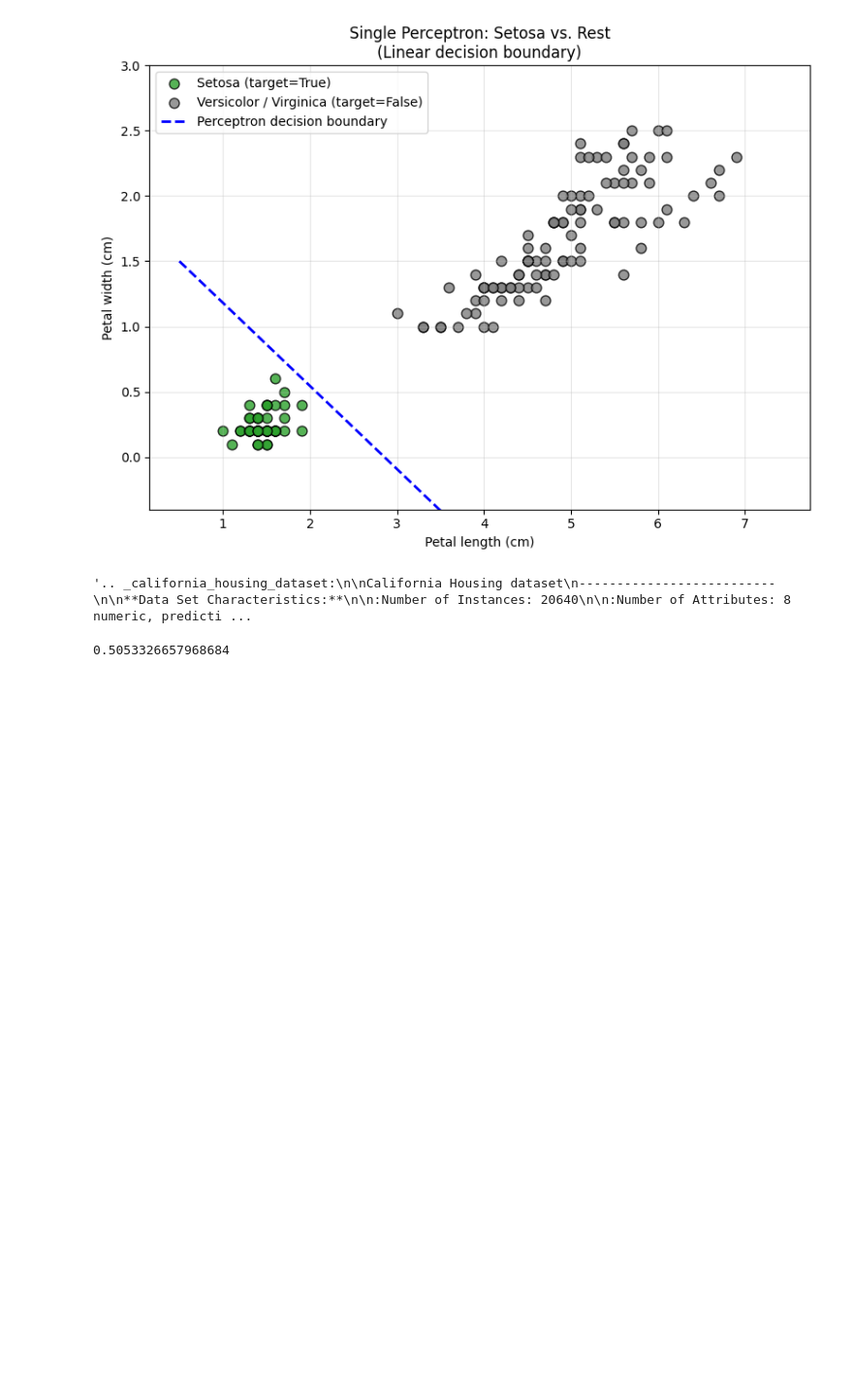
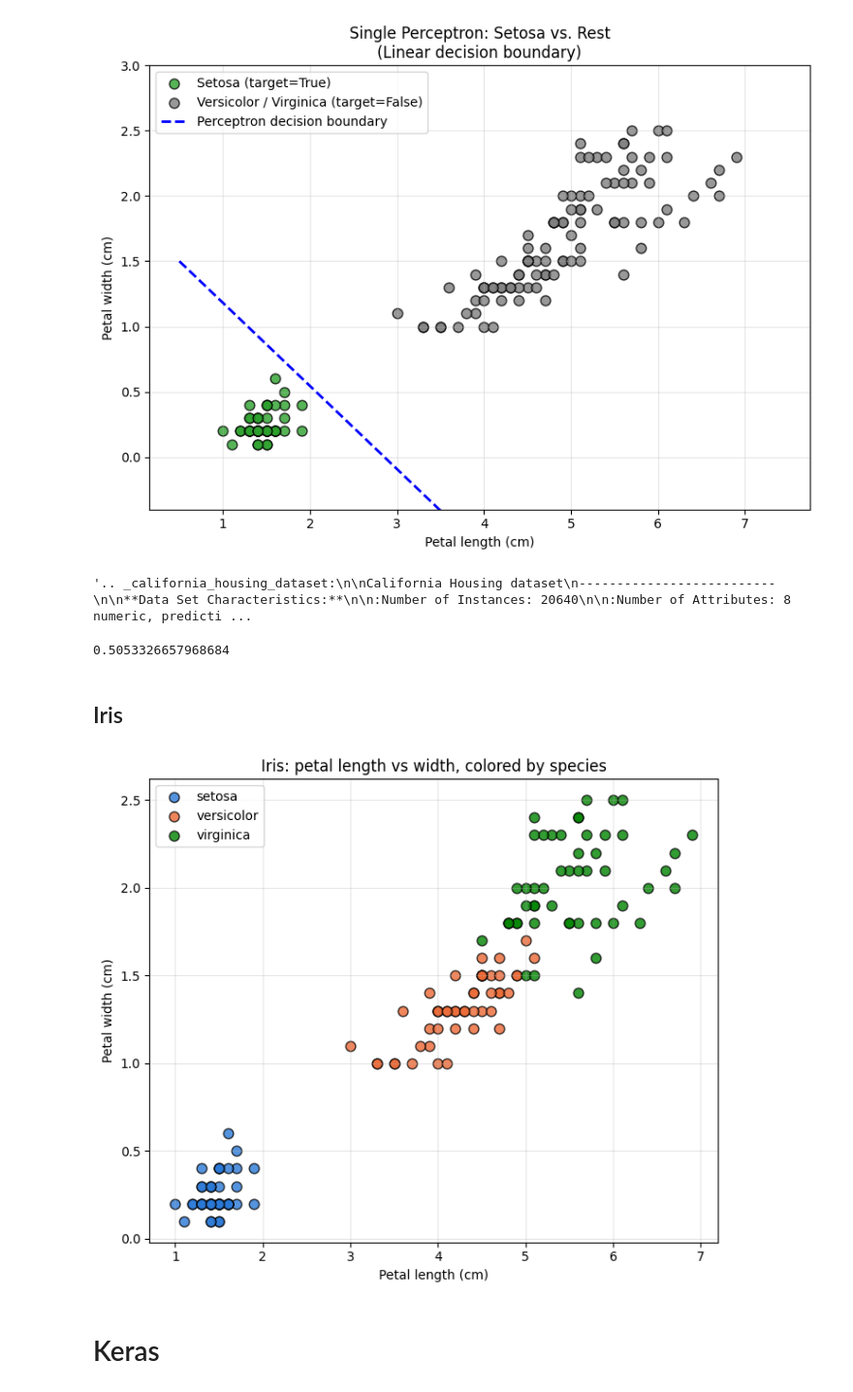
Before and after one commit to 19mddill/Deep_Learning_Notebooks, a Jupyter notebook: ANN_keras.ipynb, the cells around one changed output. Shown at 97% size. Saved outputs shown, nothing was run; the diff lists cells and outputs as text; code cells hidden in the pictures; blank space fills up the shorter version.

Commit message:
created a nural network using keras

```diff
--- a/ANN_keras.ipynb
+++ b/ANN_keras.ipynb
@@ -150,3 +137,29 @@ rmse = root_mean_squared_error(y_valid, y_pred)
 rmse
 # %% [output]
 0.5053326657968684
+# %% [markdown]
+## Iris
+# %%
+
+iris = load_iris()
+X = iris.data[:, [2, 3]]  # petal length, petal width
+y = iris.target
+
+colors = ['#2a78d6', '#eb6834', '#008300']
+labels = iris.target_names
+
+plt.figure(figsize=(7, 6))
+for i, label in enumerate(labels):
+    mask = y == i
+    plt.scatter(X[mask, 0], X[mask, 1], c=colors[i], label=label, s=60, edgecolors='k', alpha=0.8)
+
+plt.xlabel("Petal length (cm)")
+plt.ylabel("Petal width (cm)")
+plt.title("Iris: petal length vs width, colored by species")
+plt.legend()
+plt.grid(alpha=0.3)
+plt.tight_layout()
+# %% [output]
+[figure, added]
+# %% [markdown]
+# Keras
```
Also changed, not shown: parts of 17 cells of this notebook.
